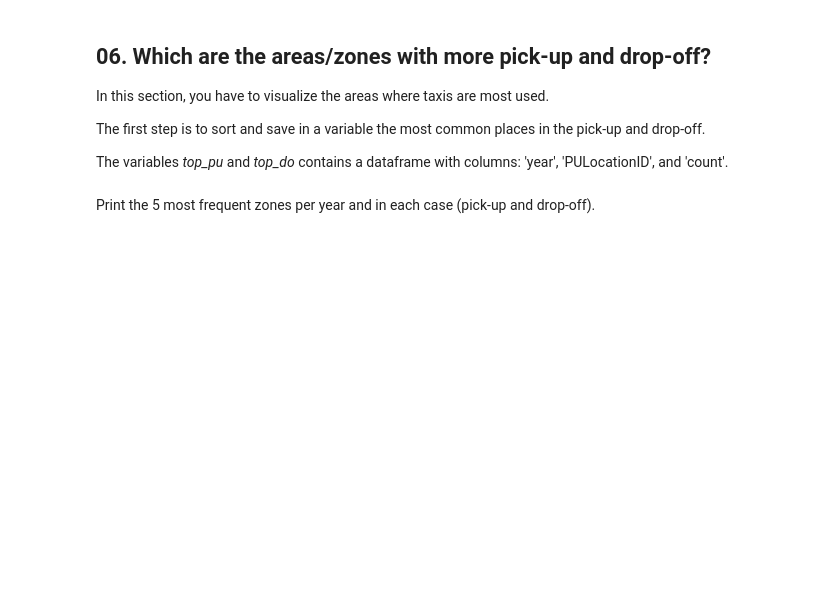
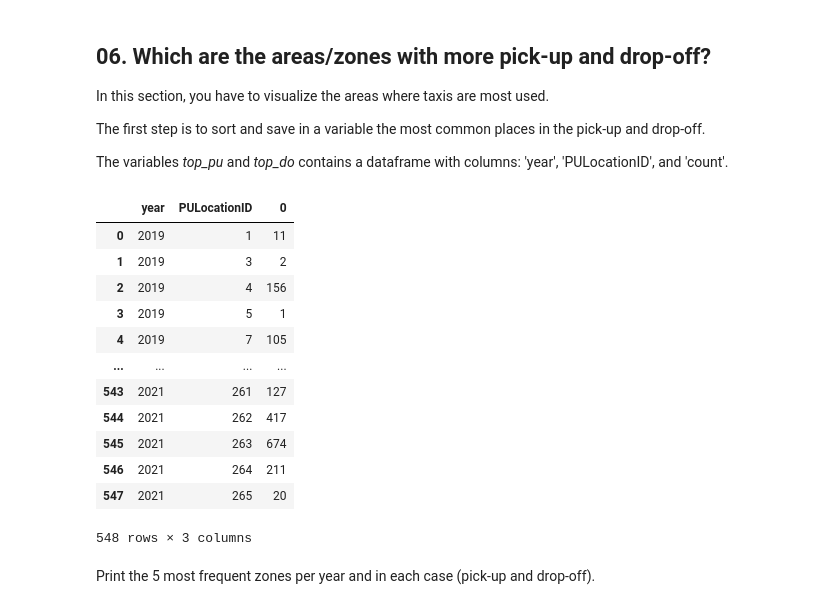
Before and after one commit to pau-torrente/DSUB_p1, a Jupyter notebook: AssignmentCode.ipynb, the cells around one changed output. Saved outputs shown, nothing was run; the diff lists cells and outputs as text; code cells hidden in the pictures; blank space fills up the shorter version.

```diff
--- a/AssignmentCode.ipynb
+++ b/AssignmentCode.ipynb
@@ -681,6 +710,22 @@ In this section, you have to visualize the areas where taxis are most used.
 The first step is to sort and save in a variable the most common places in the pick-up and drop-off.
 
 The variables *top_pu* and *top_do* contains a dataframe with columns: 'year', 'PULocationID', and 'count'.
+# %%
+df.groupby(['year','PULocationID']).size().reset_index()
+# %% [output]
+|  | year | PULocationID | 0 |
+| 0 | 2019 | 1 | 11 |
+| 1 | 2019 | 3 | 2 |
+| 2 | 2019 | 4 | 156 |
+| 3 | 2019 | 5 | 1 |
+| 4 | 2019 | 7 | 105 |
+| ... | ... | ... | ... |
+| 543 | 2021 | 261 | 127 |
+| 544 | 2021 | 262 | 417 |
+| 545 | 2021 | 263 | 674 |
+| 546 | 2021 | 264 | 211 |
+| 547 | 2021 | 265 | 20 |
+548 rows × 3 columns
 # %%
 # Pick-up
 # HERE YOUR CODE
```
Also changed, not shown: parts of 26 cells of this notebook.
